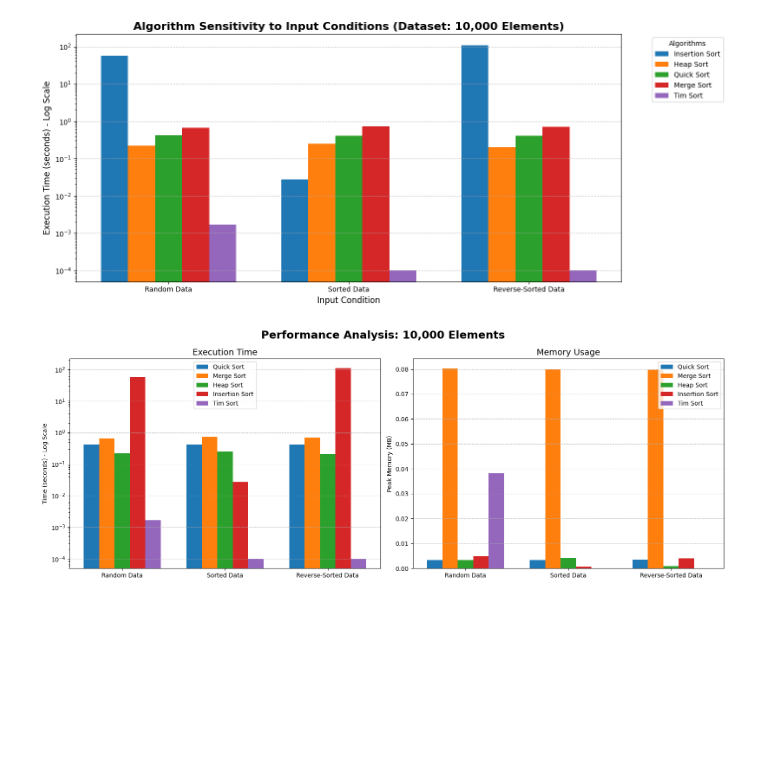
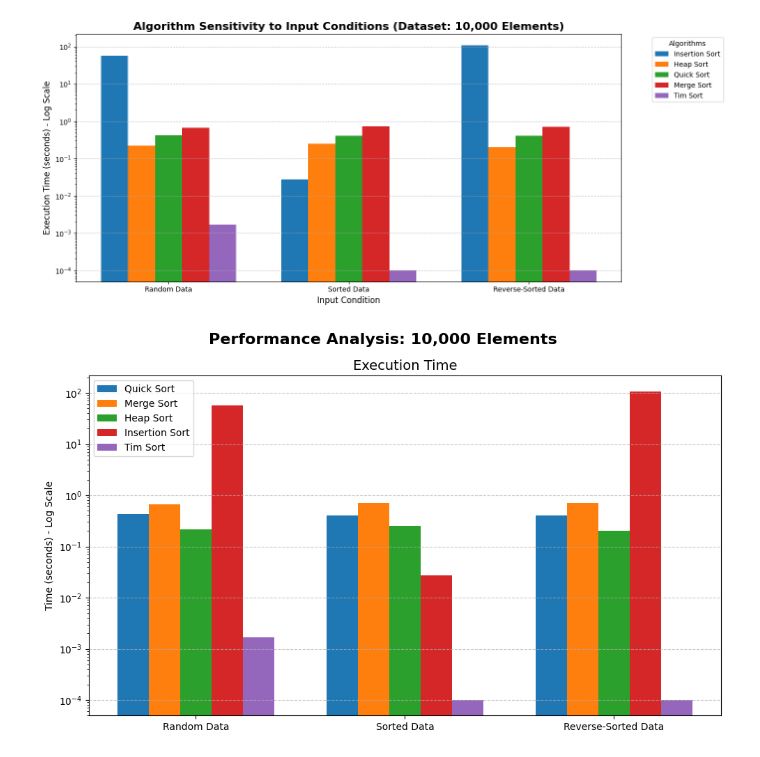
Before and after one commit to Rohans1113/Comparative-Performance-Analysis-of-Sorting-Algorithms-on-Large-Scale-Datasets, a Jupyter notebook: RM.ipynb, the cells around one changed output. Saved outputs shown, nothing was run; the diff lists cells and outputs as text; code cells hidden in the pictures; blank space fills up the shorter version.

Commit message:
Updated the graphs for 10,000 , 100,000 and 10,000,000 dataset elements

```diff
--- a/RM.ipynb
+++ b/RM.ipynb
@@ -574,60 +574,38 @@ plt.show()
 # %%
 import matplotlib.pyplot as plt
 import numpy as np
 
 # --- DATA FOR 10,000 ELEMENTS ---
 algorithms = ['Quick Sort', 'Merge Sort', 'Heap Sort', 'Insertion Sort', 'Tim Sort']
 conditions = ['Random Data', 'Sorted Data', 'Reverse-Sorted Data']
 
 # Execution Time (seconds)
 time_data = {
     'Quick Sort': [0.4243, 0.4092, 0.4020],
     'Merge Sort': [0.6631, 0.7188, 0.7033],
     'Heap Sort': [0.2172, 0.2526, 0.2031],
     'Insertion Sort': [56.2091, 0.0273, 108.0631],
     'Tim Sort': [0.0017, 0.0001, 0.0001]
 }
 
-# Memory Usage (MB)
-memory_data = {
-    'Quick Sort': [0.0033, 0.0034, 0.0035],
-    'Merge Sort': [0.0802, 0.0800, 0.0798],
-    'Heap Sort': [0.0033, 0.0043, 0.0010],
-    'Insertion Sort': [0.0049, 0.0008, 0.0041],
-    'Tim Sort': [0.0381, 0.0000, 0.0000]
-}
-
 x = np.arange(len(conditions))
 bar_width = 0.15
 
-# --- PLOTTING ---
-fig, axes = plt.subplots(1, 2, figsize=(16, 6))
-fig.suptitle('Performance Analysis: 10,000 Elements', fontsize=18, fontweight='bold')
+# --- PLOTTING EXECUTION TIME ---
+plt.figure(figsize=(10, 6))
 
-# 1. Execution Time Subplot
 for i, algo in enumerate(algorithms):
-    axes[0].bar(x + (i - 2) * bar_width, time_data[algo], bar_width, label=algo)
+    plt.bar(x + (i - 2) * bar_width, time_data[algo], bar_width, label=algo)
 
-axes[0].set_yscale('log')
-axes[0].set_title('Execution Time', fontsize=14)
-axes[0].set_ylabel('Time (seconds) - Log Scale')
-axes[0].set_xticks(x)
-axes[0].set_xticklabels(conditions)
-axes[0].grid(axis='y', linestyle='--', alpha=0.7)
-axes[0].legend()
-
-# 2. Memory Usage Subplot
-for i, algo in enumerate(algorithms):
-    axes[1].bar(x + (i - 2) * bar_width, memory_data[algo], bar_width, label=algo)
-
-axes[1].set_title('Memory Usage', fontsize=14)
-axes[1].set_ylabel('Peak Memory (MB)')
-axes[1].set_xticks(x)
-axes[1].set_xticklabels(conditions)
-axes[1].grid(axis='y', linestyle='--', alpha=0.7)
-axes[1].legend()
+plt.yscale('log')
+plt.suptitle('Performance Analysis: 10,000 Elements', fontsize=16, fontweight='bold')
+plt.title('Execution Time', fontsize=14)
+plt.ylabel('Time (seconds) - Log Scale')
+plt.xticks(x, conditions)
+plt.grid(axis='y', linestyle='--', alpha=0.7)
+plt.legend()
 
 plt.tight_layout()
 plt.show()
 # %% [output]
-[figure, old version]
+[figure, new version]
```
Also changed, not shown: parts of 5 cells of this notebook.
